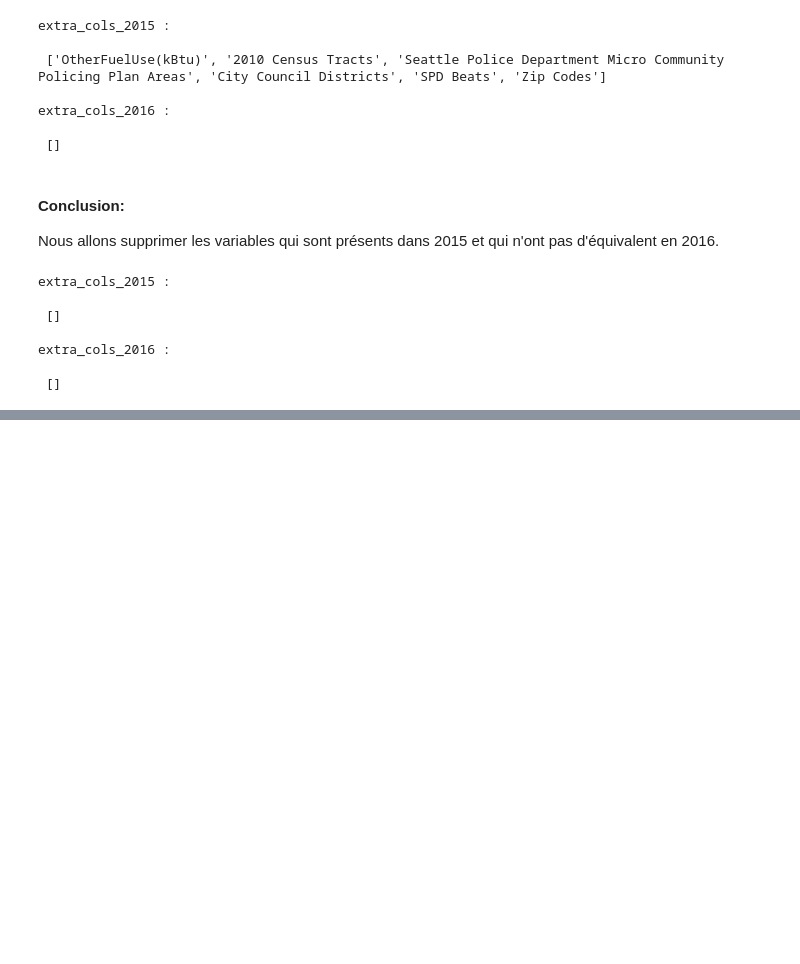
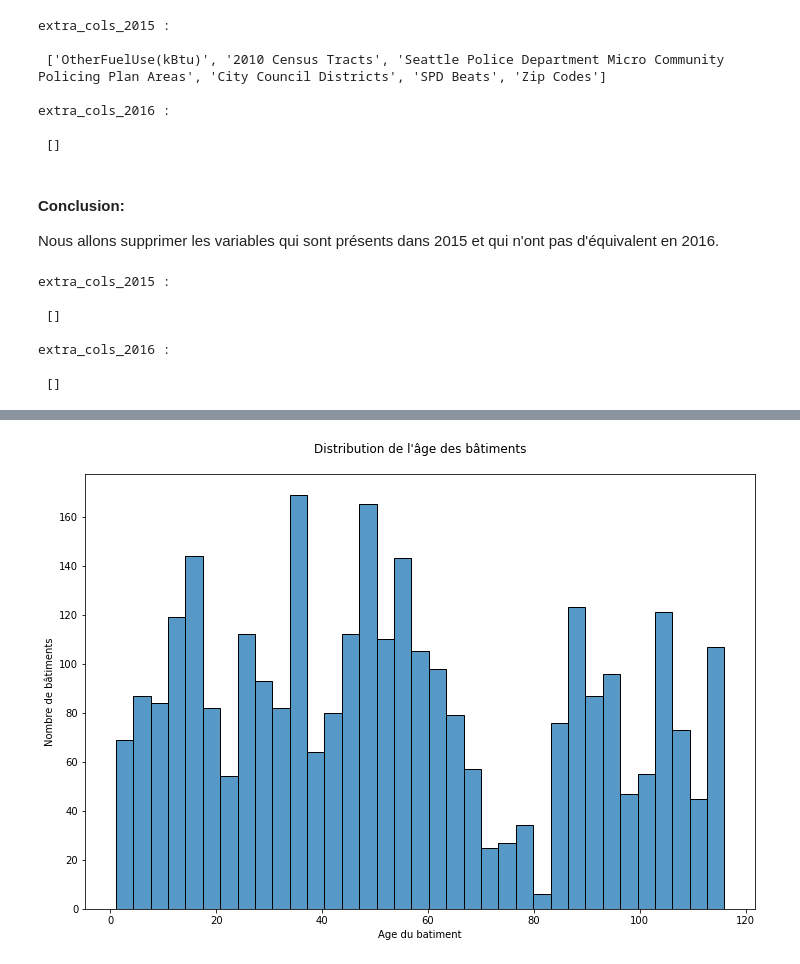
Before and after one commit to Soumaya-kh/seattle-city, a Jupyter notebook: Pélec_01_notebook.ipynb, the cells around one changed output, grey strips where cells are left out. Saved outputs shown, nothing was run; the diff lists cells and outputs as text; code cells hidden in the pictures; blank space fills up the shorter version.

```diff
--- a/Pélec_01_notebook.ipynb
+++ b/Pélec_01_notebook.ipynb
@@ -543,0 +774,14 @@ extra_cols_2016 :
+# %%
+#création d'une nouvelle variable "Building_age"
+clean_data['Building_age'] = clean_data['DataYear'] - clean_data['YearBuilt']
+clean_data.drop('YearBuilt', axis=1, inplace=True)
+# %%
+#revérifier la distribution de Building_age
+fig = plt.figure(figsize=(12,8))
+ax = sns.histplot(data=clean_data, x='Building_age', bins=35)
+ax.set_xlabel("Age du batiment")
+ax.set_ylabel("Nombre de bâtiments")
+plt.title(f"Distribution de l'âge des bâtiments\n")
+plt.show()
+# %% [output]
+[figure, added]
```
Also changed, not shown: parts of 80 cells of this notebook.
